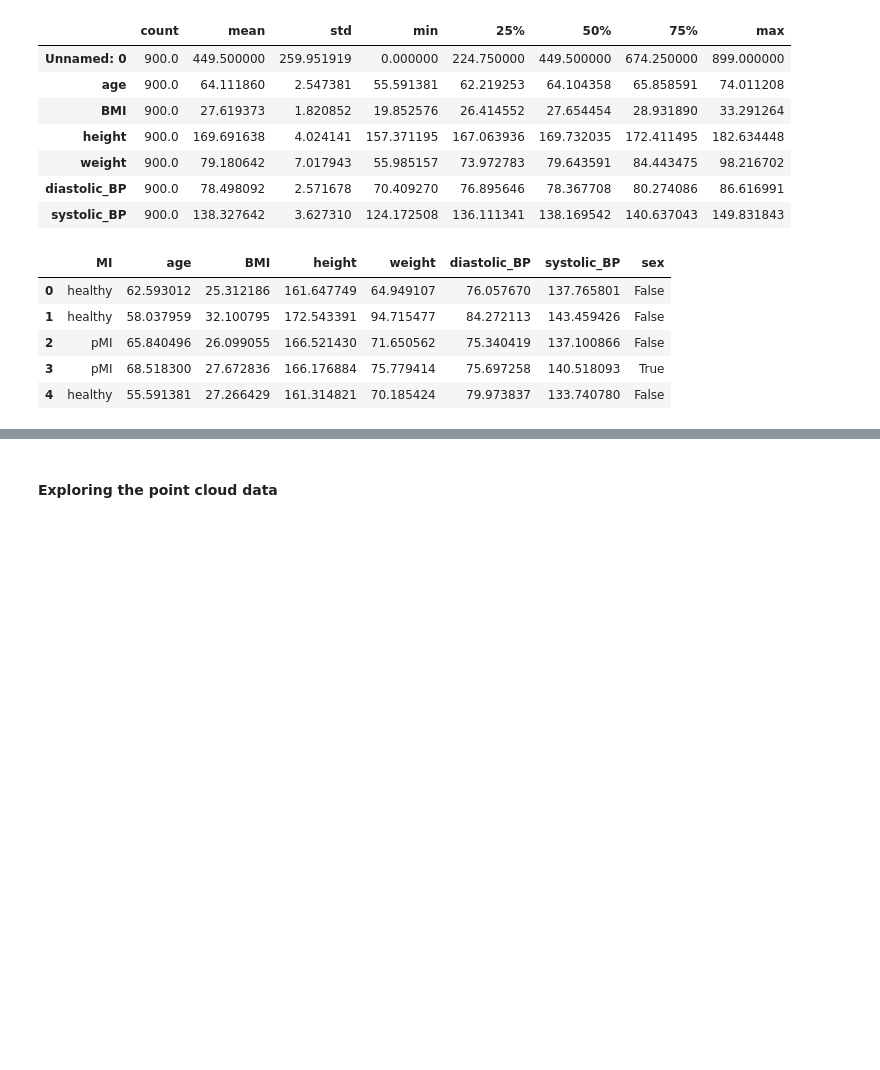
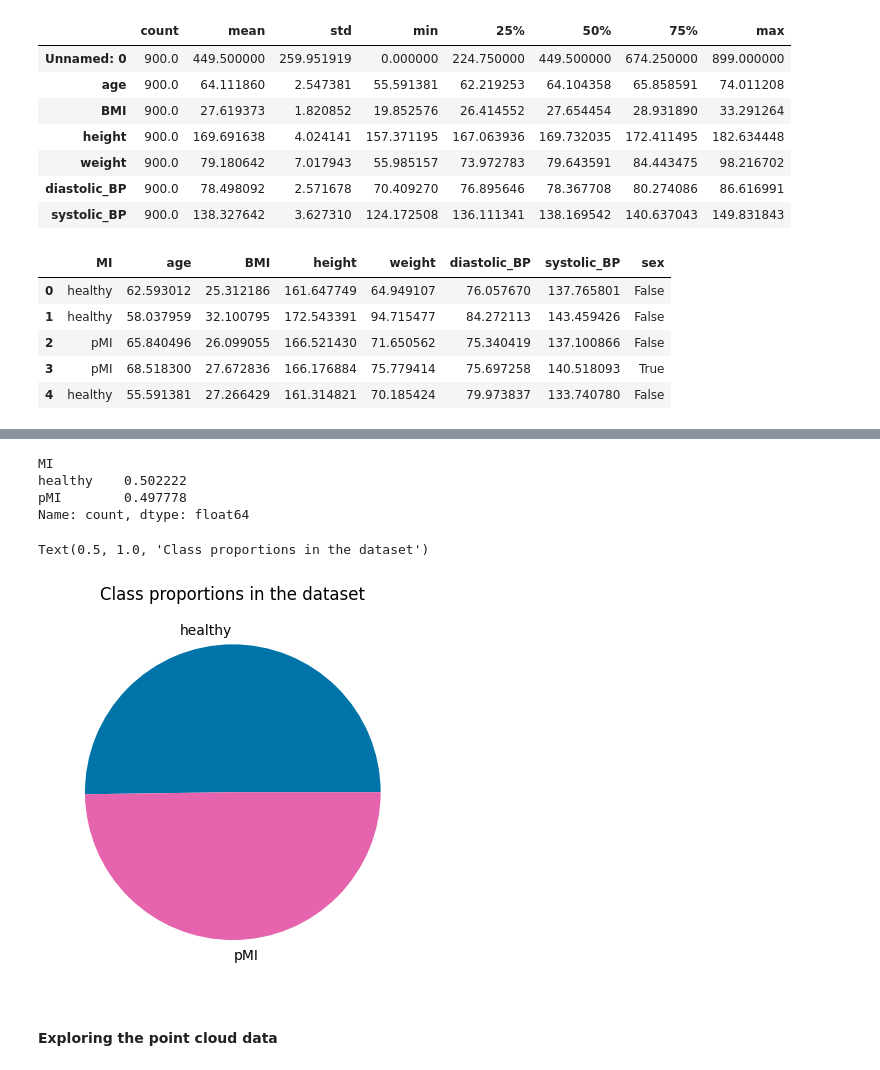
Before and after one commit to emilynurden/myocardial-infarction-predictions, a Jupyter notebook: notebooks:/data_exploration.ipynb, the cells around one changed output, grey strips where cells are left out. Drawn from its saved outputs; the diff is of its cells as text; code cells hidden in the pictures; blank space fills up the shorter version.

Commit message:
added class proportionality

```diff
--- a/notebooks:/data_exploration.ipynb
+++ b/notebooks:/data_exploration.ipynb
@@ -94,2 +119,25 @@ df_to_explore.head()
+# %%
+#exploring proportions of each class in the data
+# find proportion of each class in the data
+value_counts = df_to_explore['MI'].value_counts()
+
+# Calculate the proportion of each value
+proportions = value_counts / len(df_to_explore)
+
+# Display the result
+print(proportions)
+# %% [output]
+MI
+healthy    0.502222
+pMI        0.497778
+Name: count, dtype: float64
+# %%
+#proportions as a pie chart
+plt.figure()
+plt.pie(proportions, labels = ['healthy','pMI'],colors=['#0073a8', '#e564ad'])
+plt.title('Class proportions in the dataset')
+# %% [output]
+Text(0.5, 1.0, 'Class proportions in the dataset')
+[figure, added]
 # %% [markdown]
 #### Exploring the point cloud data
```
Also changed, not shown: parts of 3 cells of this notebook, 1 other file.
